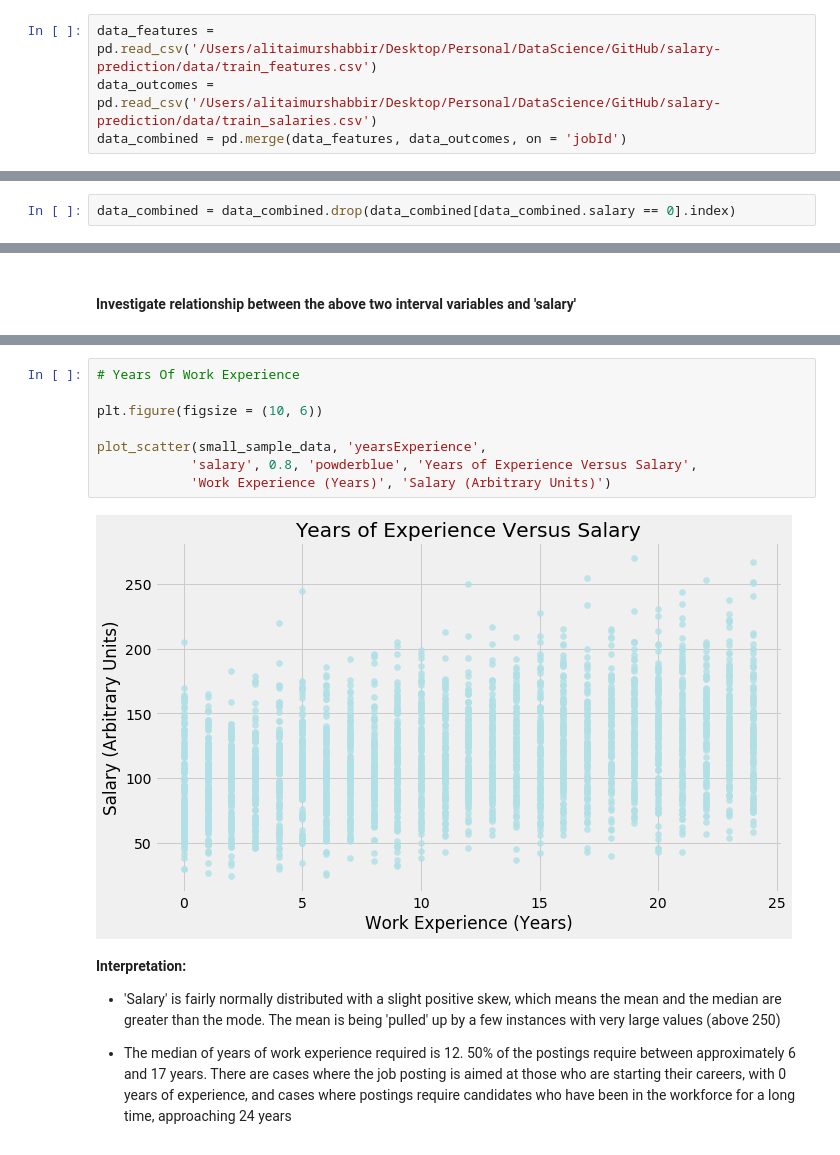
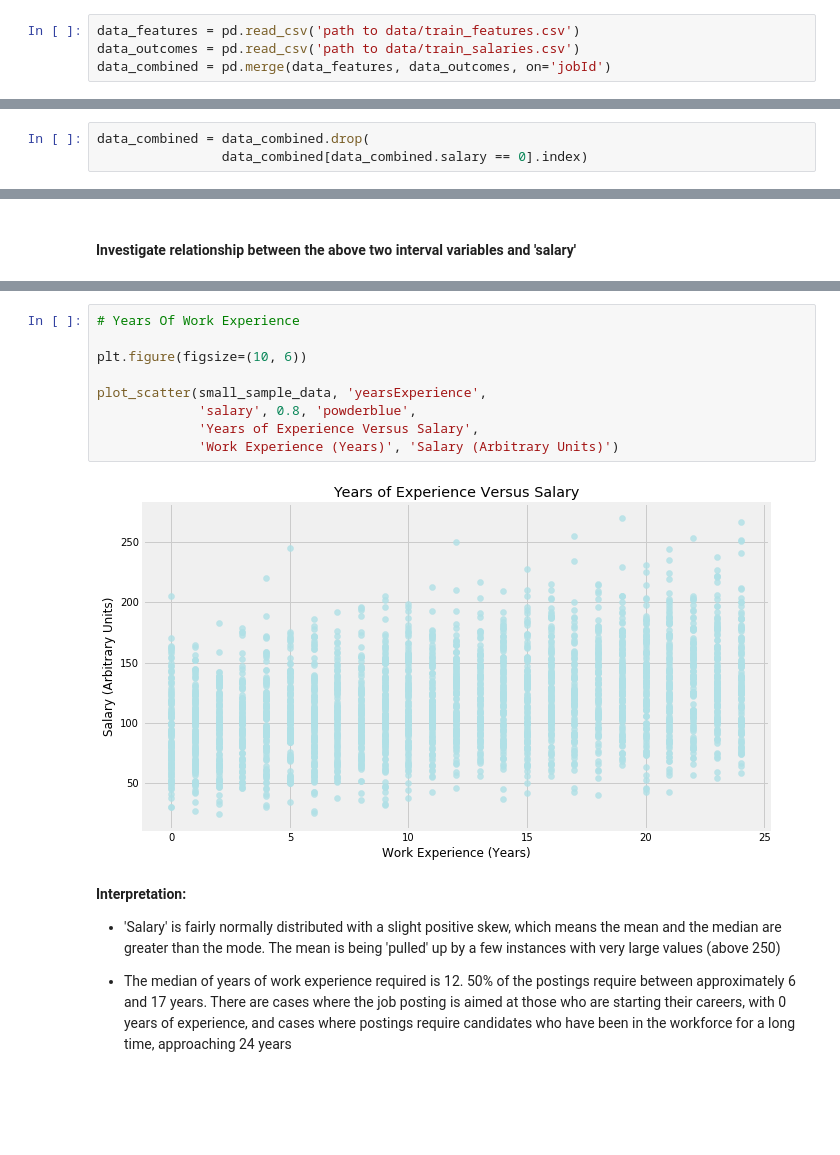
Before and after one commit to Taimur-Shabbir/salary-prediction, a Jupyter notebook: Notebook.ipynb, the cells around one changed output, grey strips where cells are left out. Saved outputs shown, nothing was run; the diff lists cells and outputs as text; blank space fills up the shorter version.

```diff
--- a/Notebook.ipynb
+++ b/Notebook.ipynb
@@ -94,7 +81,7 @@ def plot_bar(df, column_base, column_height, colour,
 # %% [markdown]
 ### Load the data
 # %%
-data_features = pd.read_csv('/Users/alitaimurshabbir/Desktop/Personal/DataScience/GitHub/salary-prediction/data/train_features.csv')
-data_outcomes = pd.read_csv('/Users/alitaimurshabbir/Desktop/Personal/DataScience/GitHub/salary-prediction/data/train_salaries.csv')
-data_combined = pd.merge(data_features, data_outcomes, on = 'jobId')
+data_features = pd.read_csv('path to data/train_features.csv')
+data_outcomes = pd.read_csv('path to data/train_salaries.csv')
+data_combined = pd.merge(data_features, data_outcomes, on='jobId')
 # %%
@@ -147,7 +137,8 @@ The best way to deal with this missing data is to drop the relevant rows, for tw
 
 - Second, we have 1 million rows in our table. Dropping 5 rows is going to be a trivial loss of data.
 # %%
-data_combined = data_combined.drop(data_combined[data_combined.salary == 0].index)
+data_combined = data_combined.drop(
+                data_combined[data_combined.salary == 0].index)
 # %% [markdown]
 Next I want to check the unique values for a few columns with the 'object' data type. This is to see, for example, if there are misspellings for entries in the 'jobType' column.
 # %%
@@ -238,13 +235,14 @@ plot_scatter(small_sample_data, 'milesFromMetropolis','salary',
 # %%
 # Years Of Work Experience
 
-plt.figure(figsize = (10, 6))
+plt.figure(figsize=(10, 6))
 
 plot_scatter(small_sample_data, 'yearsExperience',
-            'salary', 0.8, 'powderblue', 'Years of Experience Versus Salary',
-            'Work Experience (Years)', 'Salary (Arbitrary Units)')
+             'salary', 0.8, 'powderblue',
+             'Years of Experience Versus Salary',
+             'Work Experience (Years)', 'Salary (Arbitrary Units)')
 # %% [output]
-[figure, old version]
+[figure, new version]
 # %% [markdown]
 **Interpretation:**
 
```
Also changed, not shown: parts of 63 cells of this notebook.
